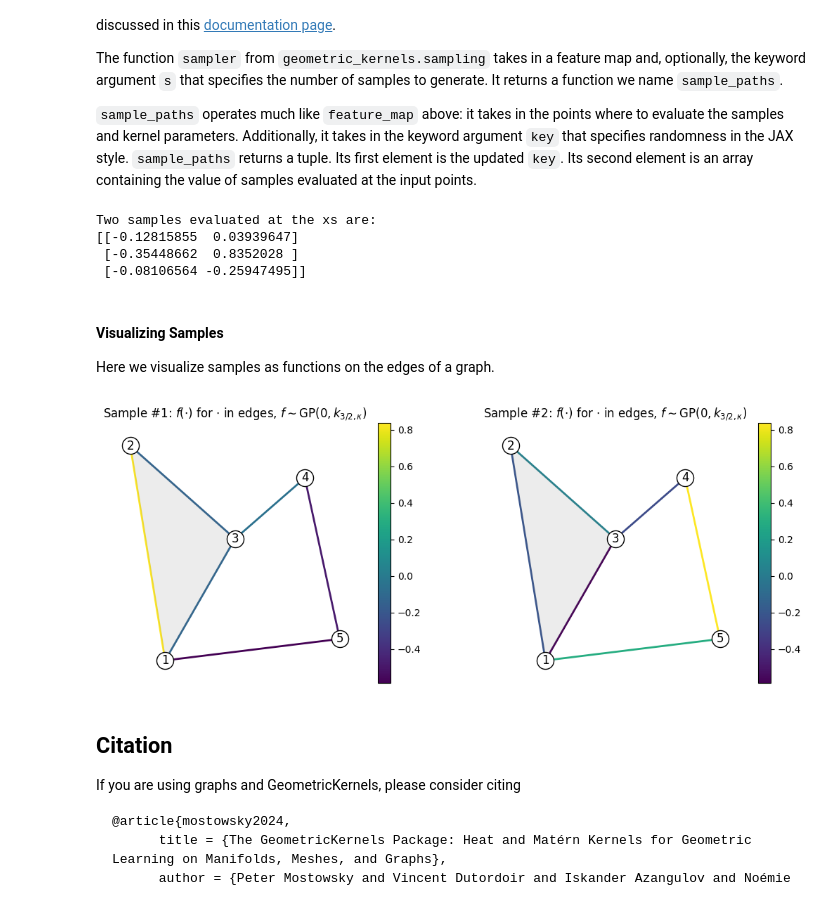
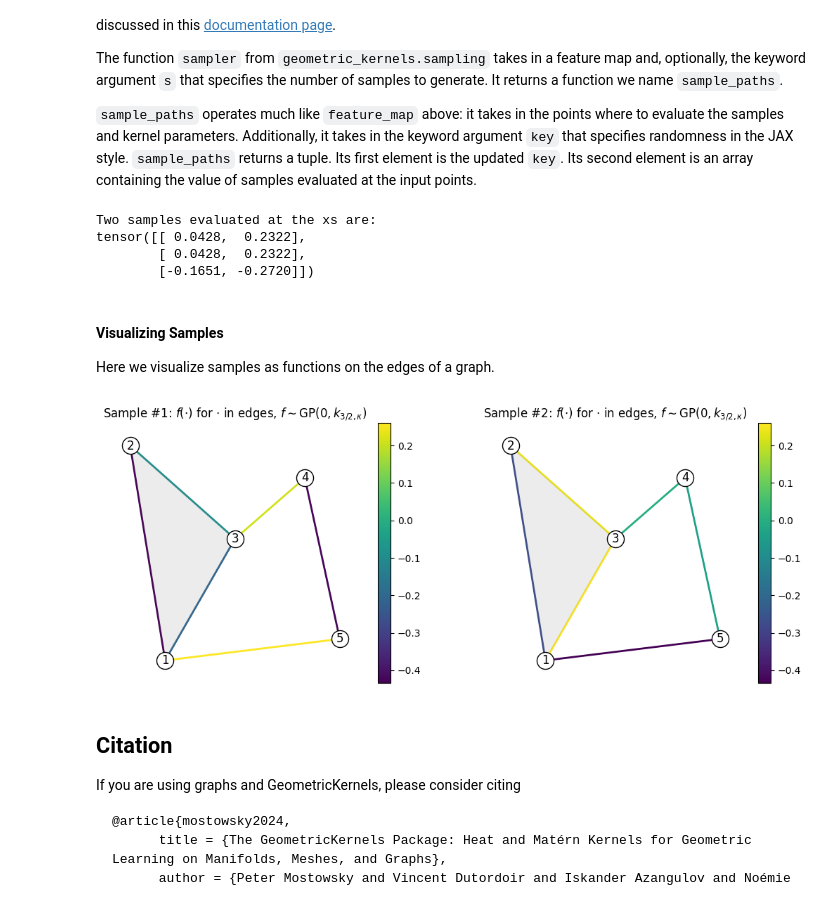
Before and after one commit to geometric-kernels/GeometricKernels, a Jupyter notebook: notebooks/backends/PyTorch_EdgeSpaceSimplicialComplex.ipynb, the cells around one changed output. Drawn from its saved outputs; the diff is of its cells as text; code cells hidden in the pictures.

```diff
--- a/notebooks/backends/PyTorch_EdgeSpaceSimplicialComplex.ipynb
+++ b/notebooks/backends/PyTorch_EdgeSpaceSimplicialComplex.ipynb
@@ -250,12 +247,12 @@ To define two different kernels, Matern-3/2 and Matern-∞ (aka heat, RBF, squar
 On the other hand, the parameter $\nu$ is optimizable in the same way in which the legnthscale is.
 Keep in mind though, that the optimization problem may require finding some trial and error to find good a initialization and that reasonable $\kappa$ and $\nu$ will heavily depend on the specific graph in a way that is hard to predict.
 # %%
-params["lengthscale"] = torch.array([2.0])
+params["lengthscale"] = torch.tensor([2.0])
 params_32  = params.copy()
 params_inf = params.copy()
 del params
-params_32["nu"]  = torch.array([3/2])
-params_inf["nu"] = torch.array([torch.inf])
+params_32["nu"]  = torch.tensor([3/2])
+params_inf["nu"] = torch.tensor([torch.inf])
 # %% [markdown]
 Now two kernels are *defined* and we proceed to evaluating both on a set of random inputs (i.e., edges).
 # %% [markdown]
@@ -497,9 +491,9 @@ print('Two samples evaluated at the xs are:')
 print(samples)
 # %% [output]
 Two samples evaluated at the xs are:
-[[-0.12815855  0.03939647]
- [-0.35448662  0.8352028 ]
- [-0.08106564 -0.25947495]]
+tensor([[ 0.0428,  0.2322],
+        [ 0.0428,  0.2322],
+        [-0.1651, -0.2720]])
 # %% [markdown]
 #### Visualizing Samples
 Here we visualize samples as functions on the edges of a graph.
@@ -512,36 +506,36 @@ sample1 = samples[:, 0]
 sample2 = samples[:, 1]
 
 cmap = plt.get_cmap('viridis')
 
 # Set the colorbar limits:
 vmin = min(sample1.min(), sample2.min())
 vmax = max(sample1.max(), sample2.max())
 
 
 fig, (ax1, ax2) = plt.subplots(1, 2, figsize=(12.8, 4.8))
 
 # Plot sample #1
-nx.draw(G, pos=pos, ax=ax1, cmap=cmap, edge_color=sample1,
+nx.draw(G, pos=pos, ax=ax1, cmap=cmap, edge_color=np.array(sample1),
         vmin=vmin, vmax=vmax, **options)
 ax1.fill([0, -1, 2], [0, 0.3, 0.17], "gray", alpha=0.15)
 sm = plt.cm.ScalarMappable(cmap=cmap,
                            norm=plt.Normalize(vmin=vmin, vmax=vmax))
 cbar = plt.colorbar(sm, ax=ax1)
 ax1.set_title('Sample #1: $f(\cdot)$ for $\cdot$ in edges, $f \sim \mathrm{GP}(0, k_{3/2, \kappa})$')
 
 
 # Plot sample #2
-nx.draw(G, pos=pos, ax=ax2, cmap=cmap, edge_color=sample2,
+nx.draw(G, pos=pos, ax=ax2, cmap=cmap, edge_color=np.array(sample2),
         vmin=vmin, vmax=vmax, **options)
 ax2.fill([0, -1, 2], [0, 0.3, 0.17], "gray", alpha=0.15)
 sm = plt.cm.ScalarMappable(cmap=cmap,
                            norm=plt.Normalize(vmin=vmin, vmax=vmax))
 cbar = plt.colorbar(sm, ax=ax2)
 ax2.set_title('Sample #2: $f(\cdot)$ for $\cdot$ in edges, $f \sim \mathrm{GP}(0, k_{3/2, \kappa})$')
 
 plt.show()
 # %% [output]
-[figure, old version]
+[figure, new version]
 # %% [markdown]
 ## Citation
 
```
Also changed, not shown: parts of 9 cells of this notebook, 7 other files.
